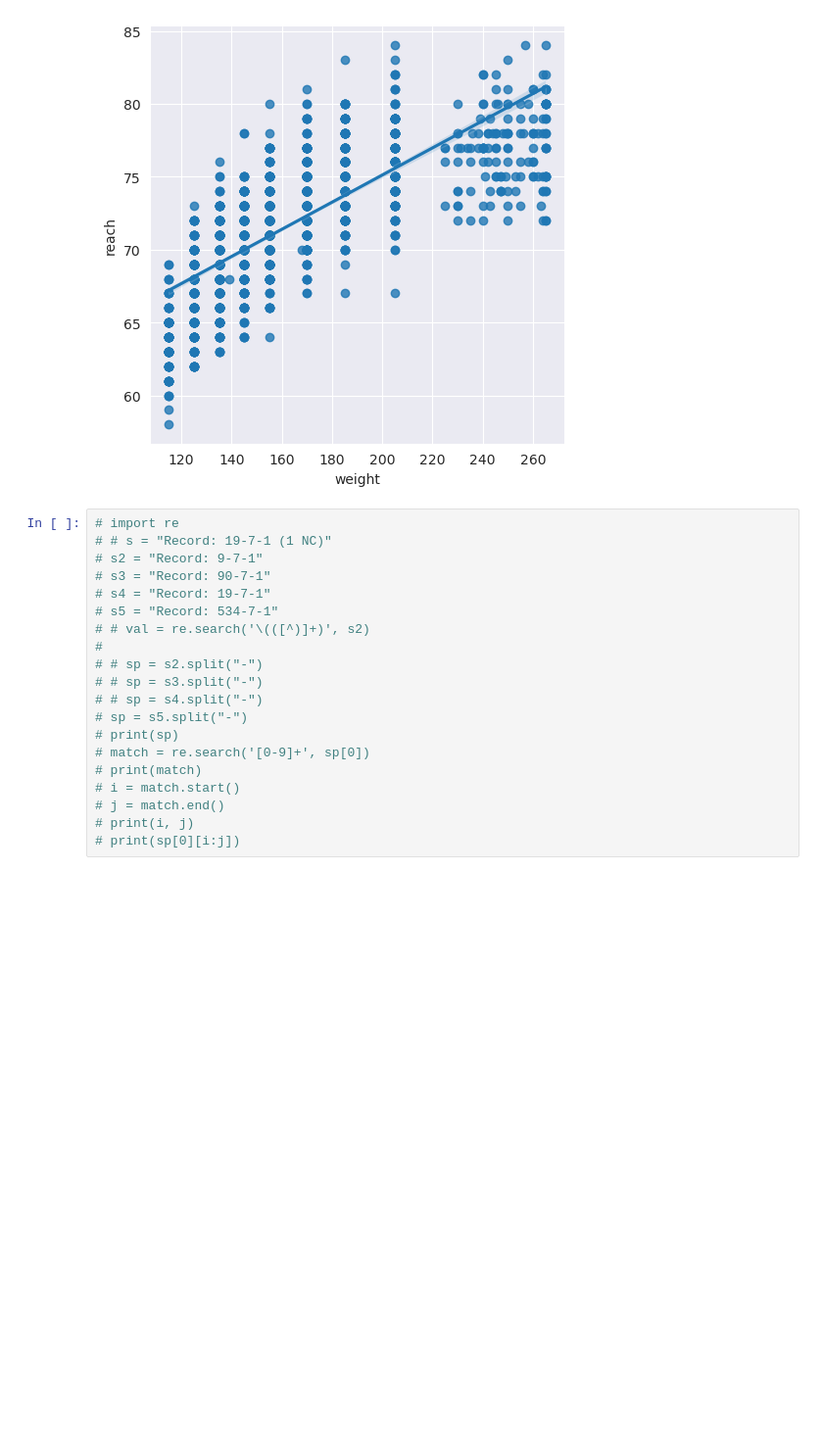
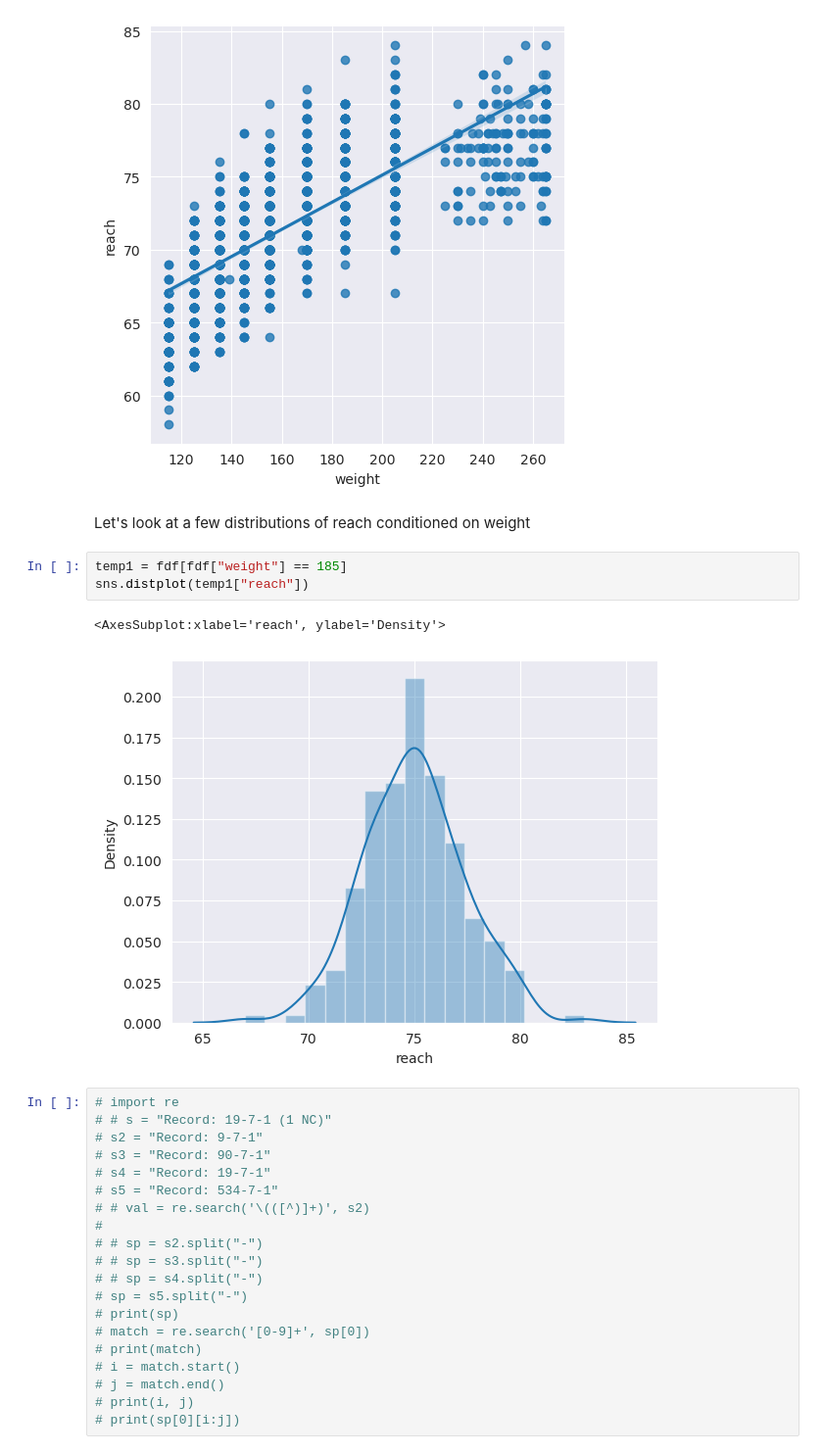
Before and after one commit to shere-khan/fight_predictor, a Jupyter notebook: predictor/Notebooks/Untitled.ipynb, the cells around one changed output. Shown at 98% size. Cells and saved outputs as stored; diff of their text form; blank space fills up the shorter version.

```diff
--- a/predictor/Notebooks/Untitled.ipynb
+++ b/predictor/Notebooks/Untitled.ipynb
@@ -193,6 +197,14 @@ sns.lmplot(data=tempdf, x="weight", y="reach")
 plt.show()
 # %% [output]
 [figure]
+# %% [markdown]
+Let's look at a few distributions of reach conditioned on weight
+# %%
+temp1 = fdf[fdf["weight"] == 185]
+sns.distplot(temp1["reach"])
+# %% [output]
+<AxesSubplot:xlabel='reach', ylabel='Density'>
+[figure, added]
 # %%
 # import re
 # # s = "Record: 19-7-1 (1 NC)"
```
Also changed, not shown: parts of 2 cells of this notebook.
